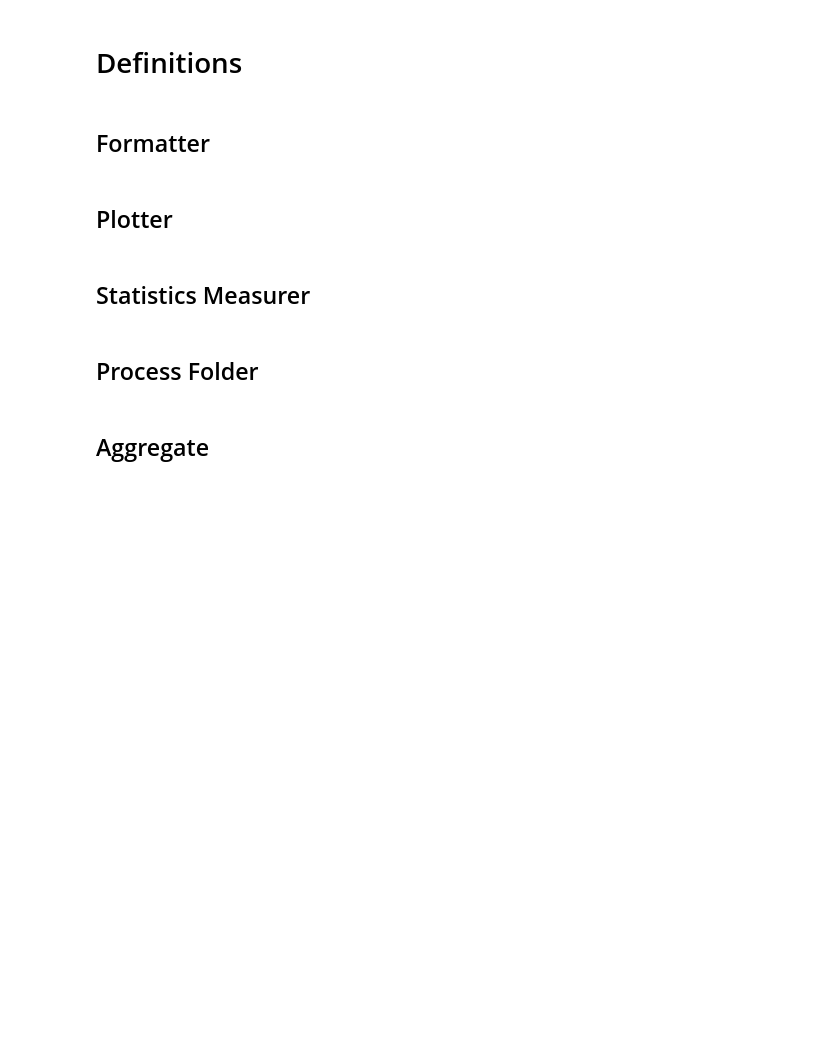
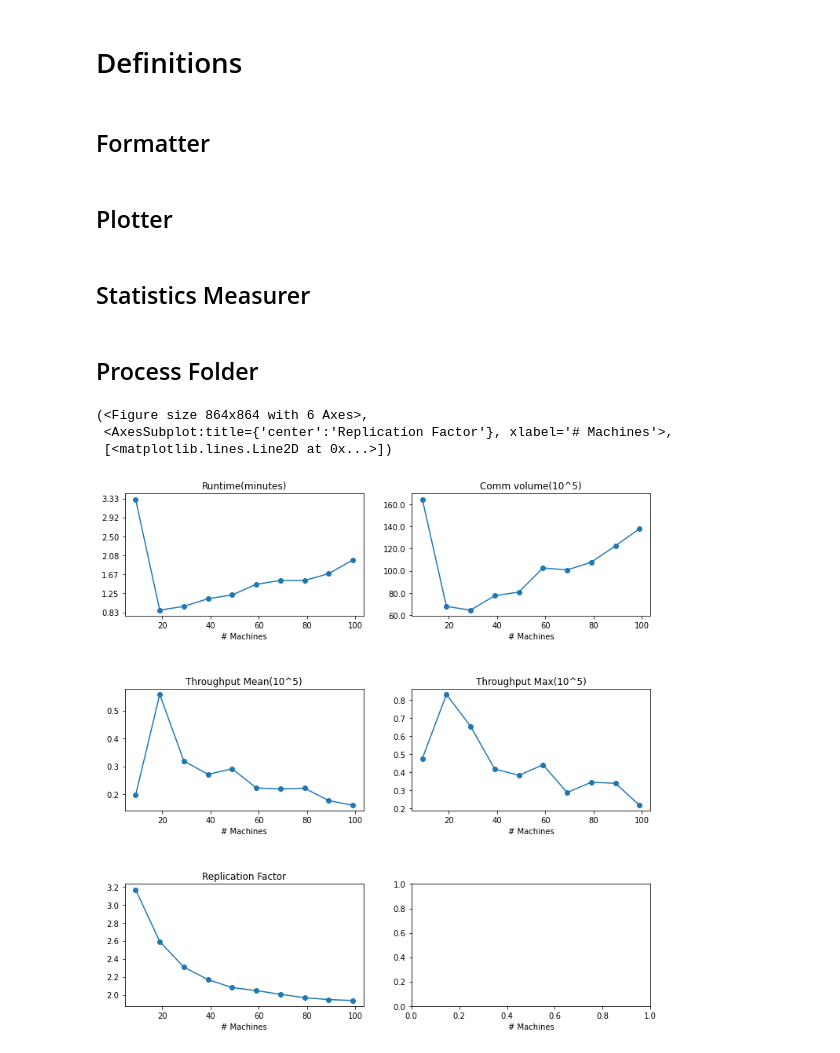
Before and after one commit to Rustam-Warwick/d3-gnn, a Jupyter notebook: helper-scripts/jupyter/Flink Metrics.ipynb, the cells around one changed output. Saved outputs shown, nothing was run; the diff lists cells and outputs as text; code cells hidden in the pictures; blank space fills up the shorter version.

```diff
--- a/helper-scripts/jupyter/Flink Metrics.ipynb
+++ b/helper-scripts/jupyter/Flink Metrics.ipynb
@@ -115,6 +119,13 @@ class MetricStatistics:
                         experiment[subtask_index] = np.trim_zeros(experiment[subtask_index],"b")
                     elif transformation == "trim_zeros_front":
                         experiment[subtask_index] = np.trim_zeros(experiment[subtask_index],"f")
+                    elif transformation == "mean":
+                        experiment[subtask_index] = np.mean(experiment[subtask_index])
+                    elif transformation == "max":
+                        experiment[subtask_index] = np.max(experiment[subtask_index])
+                    elif transformation == "expand_dim":
+                        experiment[subtask_index] = np.expand_dims(experiment[subtask_index], -1)
+
         return self
 
     def transform_subtasks(self, transformation):
@@ -168,10 +179,9 @@ class MetricStatistics:
 
     def get_communication_volume(self):
         """ Get Communication volume """
-        self.transform_metrics(lambda x: np.array([x[-1]]))
+        self.transform_metrics("max").transform_metrics("expand_dim")
         self.transform_subtasks("sum_0_axis")
-        self.transform_experiment("mean_0_axis")
-        return self
+        return self.transform_experiment("mean_0_axis").transform_experiment(lambda a: a[0])
 
     def get_replication_factor(self):
         """ Get Partitioner Replication Factor """
@@ -194,2 +202,22 @@ a = MetricStatistics(entry_folder_name="../../jupyter/metrics/Streaming Metrics
-# %% [markdown]
-## Aggregate
+# %%
+fig, ax = plt.subplots(3,2, figsize=(12,12), gridspec_kw={"hspace":0.6})
+
+runtime = MetricStatistics(entry_folder_name="../../jupyter/metrics/star_expansion_metrics_window-200/", operator_name="GNN Operator - 2", metric_name="numRecordsOutPerSecond").get_runtime()
+plot_aggregated_dict("Runtime(minutes)", [runtime.output],["D3-GNN Streaming"], ["o"], ["-"], [None], xlabel="# Machines", formatter=sec_to_min, pre_fig=(fig,ax[0][0]))
+
+max_throughput = MetricStatistics(entry_folder_name="../../jupyter/metrics/star_expansion_metrics_window-200/", operator_name="GNN Operator - 2", metric_name="throughput").get_max_throughput()
+plot_aggregated_dict("Throughput Max(10^5)", [max_throughput.output],["D3-GNN Streaming"], ["o"], ["-"], [None], xlabel="# Machines", formatter=numfmt, pre_fig=(fig,ax[1][1]))
+
+mean_throughput = MetricStatistics(entry_folder_name="../../jupyter/metrics/star_expansion_metrics_window-200/", operator_name="GNN Operator - 2", metric_name="throughput").get_mean_throughput()
+plot_aggregated_dict("Throughput Mean(10^5)", [mean_throughput.output],["D3-GNN Streaming"], ["o"], ["-"], [None], xlabel="# Machines", formatter=numfmt, pre_fig=(fig,ax[1][0]))
+
+comm_volume = MetricStatistics(entry_folder_name="../../jupyter/metrics/star_expansion_metrics_window-200/", operator_name="IterationTail - 2", metric_name="numRecordsIn").get_communication_volume()
+plot_aggregated_dict("Comm volume(10^5)", [comm_volume.output],["D3-GNN Streaming"], ["o"], ["-"], [None], xlabel="# Machines", formatter=numfmt, pre_fig=(fig,ax[0][1]))
+
+replication_factor = MetricStatistics(entry_folder_name="../../jupyter/metrics/star_expansion_metrics_window-200/", operator_name="HDRF-1Threads", metric_name="Replication Factor").get_replication_factor()
+plot_aggregated_dict("Replication Factor", [replication_factor.output],["D3-GNN Streaming"], ["o"], ["-"], [None], xlabel="# Machines", formatter=numfmt2, pre_fig=(fig,ax[2][0]))
+# %% [output]
+(<Figure size 864x864 with 6 Axes>,
+ <AxesSubplot:title={'center':'Replication Factor'}, xlabel='# Machines'>,
+ [<matplotlib.lines.Line2D at 0x...>])
+[figure, added]
```
Also changed, not shown: parts of 5 cells of this notebook, 4 other files.
